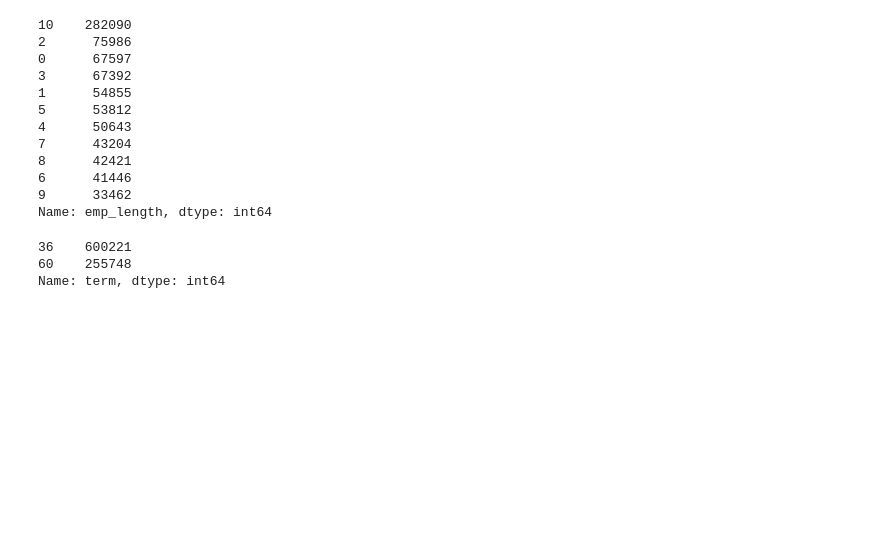
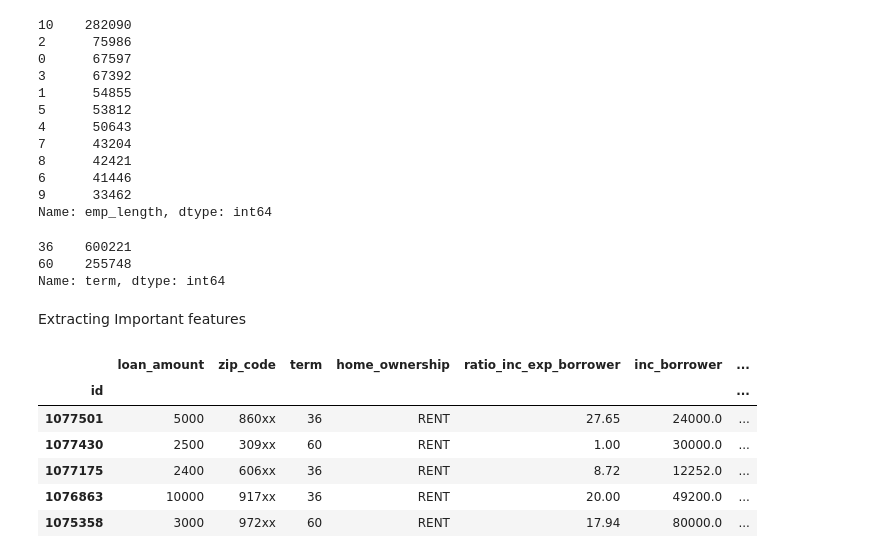
Before and after one commit to MUDIT23/B.E-Project-Loan-Analysis-Predicting-Defaulters-, a Jupyter notebook: Data preprocess.ipynb, the cells around one changed output. Saved outputs shown, nothing was run; the diff lists cells and outputs as text; code cells hidden in the pictures; blank space fills up the shorter version.

```diff
--- a/Data preprocess.ipynb
+++ b/Data preprocess.ipynb
@@ -208,3 +208,16 @@ for i in dv:
 
 dv.remove('issue_date')
 data1.drop(dv, axis = 1, inplace = True)
+# %% [markdown]
+Extracting Important features
+# %%
+data2=data1[['loan_amount','zip_code','term','home_ownership','ratio_inc_exp_borrower','inc_borrower','verification_status','issue_date','default']]
+data2.head()
+# %% [output]
+|  | loan_amount | zip_code | term | home_ownership | ratio_inc_exp_borrower | inc_borrower | ... |
+| id |  |  |  |  |  |  | ... |
+| 1077501 | 5000 | 860xx | 36 | RENT | 27.65 | 24000.0 | ... |
+| 1077430 | 2500 | 309xx | 60 | RENT | 1.00 | 30000.0 | ... |
+| 1077175 | 2400 | 606xx | 36 | RENT | 8.72 | 12252.0 | ... |
+| 1076863 | 10000 | 917xx | 36 | RENT | 20.00 | 49200.0 | ... |
+| 1075358 | 3000 | 972xx | 60 | RENT | 17.94 | 80000.0 | ... |
```
Also changed, not shown: parts of 2 cells of this notebook.
